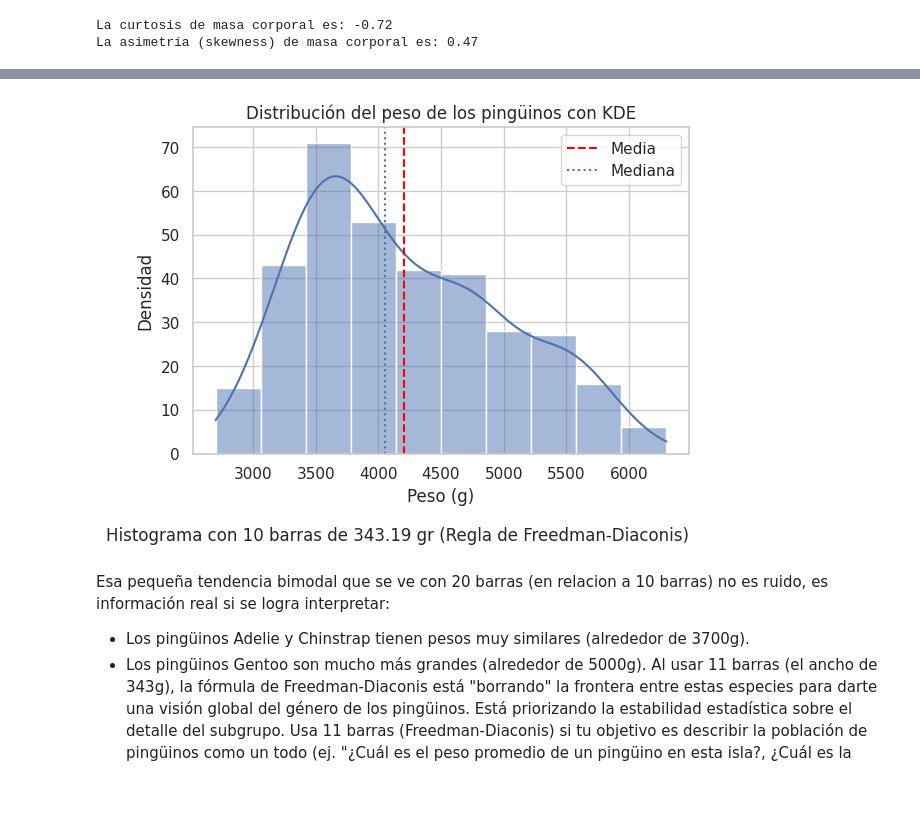
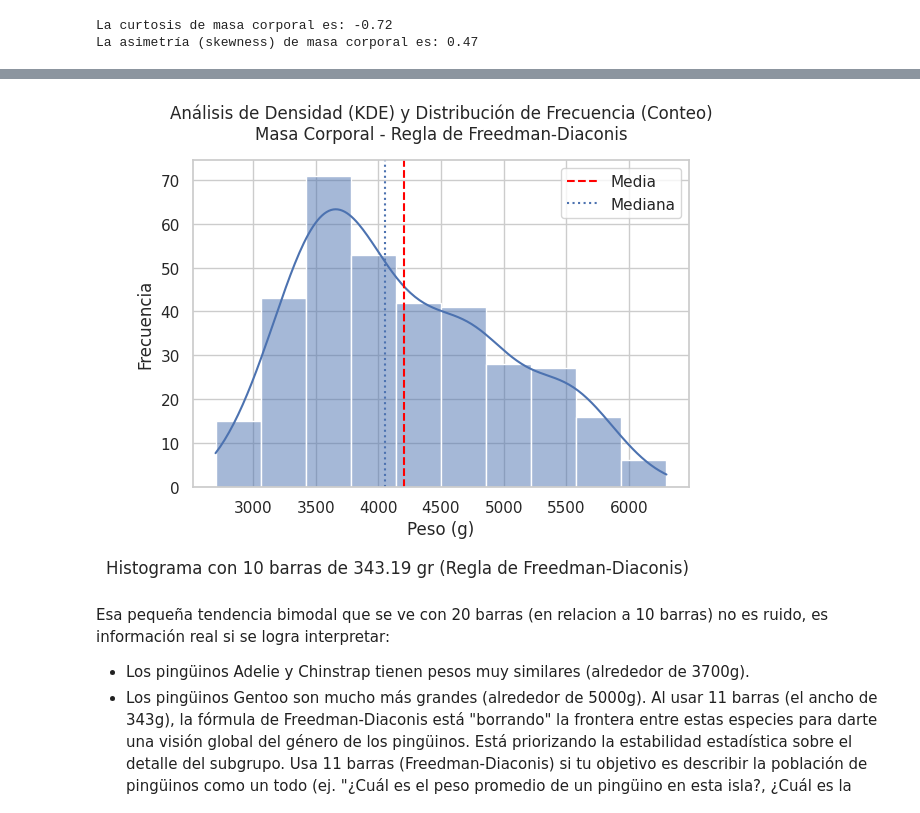
Before and after one commit to alvarohrv/data-analysis-py-sandbox, a Jupyter notebook: src/clase02_cursoPlatzi/01_demostraciones_llevar_a_teoria_o_centralizar.ipynb, the cells around one changed output, grey strips where cells are left out. Saved outputs shown, nothing was run; the diff lists cells and outputs as text; code cells hidden in the pictures.

```diff
--- a/src/clase02_cursoPlatzi/01_demostraciones_llevar_a_teoria_o_centralizar.ipynb
+++ b/src/clase02_cursoPlatzi/01_demostraciones_llevar_a_teoria_o_centralizar.ipynb
@@ -1501,37 +1510,43 @@ Asimetría estadística - distribución asimétrica con sesgo positivo  (media >
 
 # ¿Cuántas barras (bins) debo poner? calculo mediante funcion:
 def freedman_diaconis_binwidth(x: pd.Series) -> float:
     """Find optimal binwidth using Freedman-Diaconis rule."""
     IQR = x.quantile(0.75) - x.quantile(0.25)
     N = x.size
     return 2 * IQR / N ** (1 / 3)
 # --------
 ancho_de_cada_barra = freedman_diaconis_binwidth(data_clean["body_mass_g"])
 num_bins = int((data_clean["body_mass_g"].max() - data_clean["body_mass_g"].min()) / ancho_de_cada_barra)
 # nota: Si la función freedman_diaconis_binwidth te devolvió 343.19, significa que cada barrita del histograma abarca un rango de 343 gramos de peso de pingüino.
 # Los pingüinos pesan entre 2700g y 6300g aproximadamente (un rango total de unos 3600g).Si cada barra mide 343g de ancho: $3600 / 343 son approx 10$ o $11$ barras.
 
 # Histograma con Seaborn usando el ancho de bin calculado:
 sns.histplot(
     data=data_clean,
     x="body_mass_g",
-    kde=True,  # Agrega una curva de densidad
+    kde=True,  # Agrega una curva de densidad # línea suave que cruza por encima de las barras
     binwidth= ancho_de_cada_barra  # Ancho de los bins
     # binwidth= 180,  # Ancho de los bins
 )
-plt.title("Distribución del peso de los pingüinos con KDE")
+
+# NOTA: KDE significa Kernel Density Estimation (Estimación de Densidad de Kernel). Matemáticamente: Es una forma de "suavizar" el histograma. En lugar de tener cajas discretas, el KDE crea una curva continua que estima la probabilidad en cualquier punto.
+
+plt.title("Análisis de Densidad (KDE) y Distribución de Frecuencia (Conteo)\nMasa Corporal - Regla de Freedman-Diaconis",
+          fontsize=12, pad=15)
+# al no estar normalizada (usar stat='density'), el eje Y representa el conteo de pingüinos (Frecuencia absoluta), no una probabilidad
+
 plt.xlabel("Peso (g)")
-plt.ylabel("Densidad")
+plt.ylabel("Frecuencia") # mejor que densidad
 plt.axvline(media_peso, linestyle="--", label="Media", color="red")
 plt.axvline(mediana_peso, linestyle=":", label="Mediana")
 plt.legend()
 #anotacion de pie de pagina
 plt.figtext(0.9, 0.02, f"Histograma con {num_bins} barras de { round(ancho_de_cada_barra,2)} gr (Regla de Freedman-Diaconis)", horizontalalignment='right')
 # afregar mas espacio en el footer para una linea de texto adicional
 plt.subplots_adjust(bottom=0.2)
 plt.show()
 # %% [output]
-[figure, old version]
+[figure, new version]
 # %% [markdown]
 Esa pequeña tendencia bimodal que se ve con 20 barras (en relacion a 10 barras) no es ruido, es información real si se logra interpretar:
 * Los pingüinos Adelie y Chinstrap tienen pesos muy similares (alrededor de 3700g).
```
Also changed, not shown: parts of 10 cells of this notebook, 14 other files.
